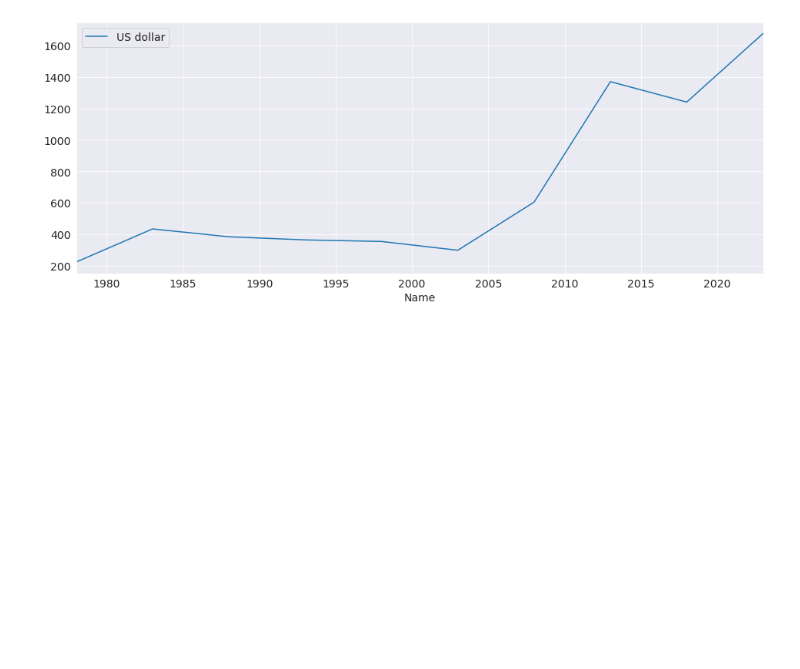
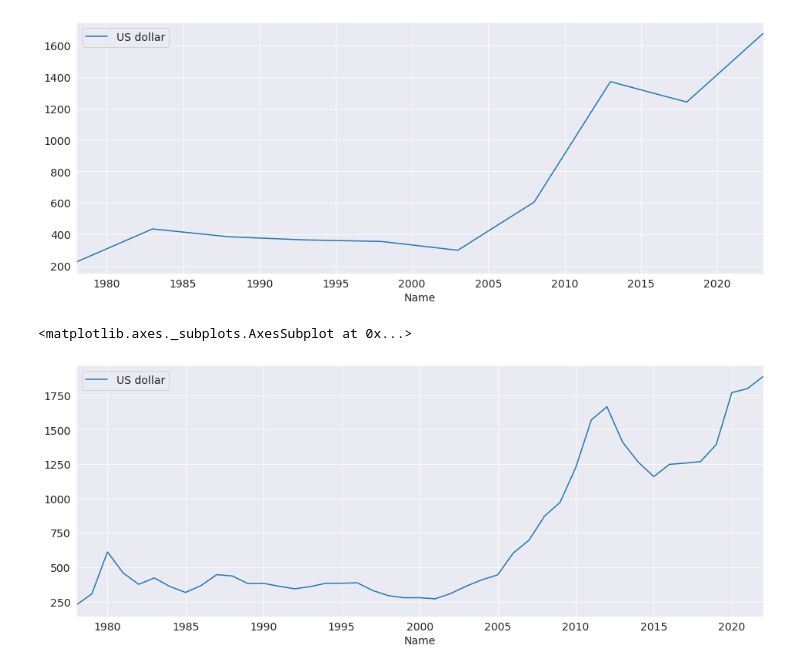
Before and after one commit to ahmadmustafaanis/Gold-Price-Prediction-API, a Jupyter notebook: src/SeasonalityVisualizations.ipynb, the cells around one changed output. Drawn from its saved outputs; the diff is of its cells as text; code cells hidden in the pictures; blank space fills up the shorter version.

```diff
--- a/src/SeasonalityVisualizations.ipynb
+++ b/src/SeasonalityVisualizations.ipynb
@@ -29,3 +29,8 @@ df.resample(rule='5y').mean().plot()
 # %% [output]
 <AxesSubplot:xlabel='Name'>
 [figure]
+# %%
+df.resample(rule='1y').mean().plot()
+# %% [output]
+<matplotlib.axes._subplots.AxesSubplot at 0x...>
+[figure, added]
```
